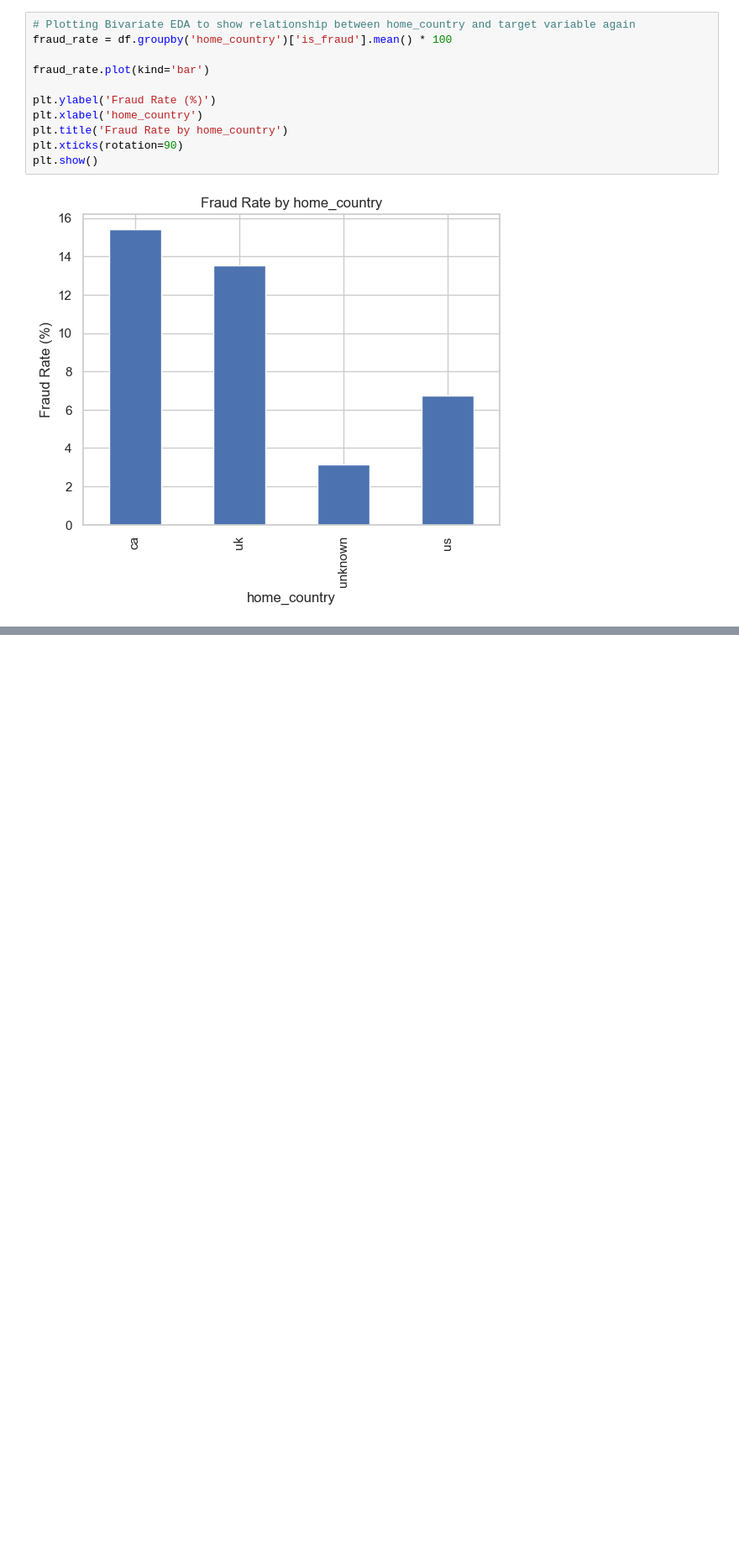
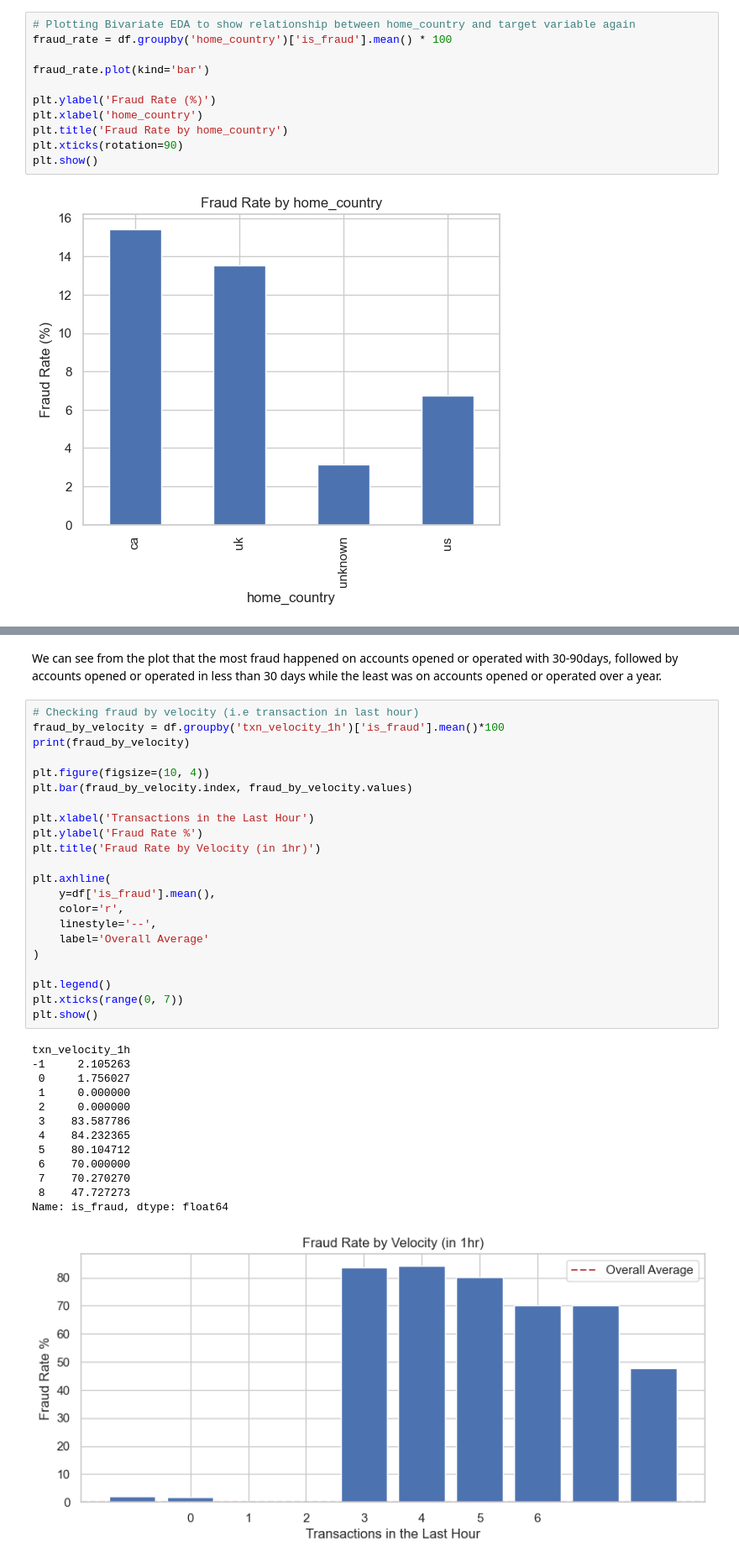
Before and after one commit to UzorNwokeaka/novapay-fraud-detection-project, a Jupyter notebook: notebooks/NovaPay - uzor_nwokeaka.ipynb, the cells around one changed output, grey strips where cells are left out. Shown at 84% size. Cells and saved outputs as stored; diff of their text form; blank space fills up the shorter version.

```diff
--- a/notebooks/NovaPay - uzor_nwokeaka.ipynb
+++ b/notebooks/NovaPay - uzor_nwokeaka.ipynb
@@ -646,0 +804,38 @@ plt.show()
+# %% [markdown]
+We can see from the plot that the most fraud happened on accounts opened or operated with 30-90days, followed by accounts opened or operated in less than 30 days while the least was on accounts opened or operated over a year.
+# %%
+# Checking fraud by velocity (i.e transaction in last hour)
+fraud_by_velocity = df.groupby('txn_velocity_1h')['is_fraud'].mean()*100
+print(fraud_by_velocity)
+
+plt.figure(figsize=(10, 4))
+plt.bar(fraud_by_velocity.index, fraud_by_velocity.values)
+
+plt.xlabel('Transactions in the Last Hour')
+plt.ylabel('Fraud Rate %')
+plt.title('Fraud Rate by Velocity (in 1hr)')
+
+plt.axhline(
+    y=df['is_fraud'].mean(),
+    color='r',
+    linestyle='--',
+    label='Overall Average'
+)
+
+plt.legend()
+plt.xticks(range(0, 7))
+plt.show()
+# %% [output]
+txn_velocity_1h
+-1     2.105263
+ 0     1.756027
+ 1     0.000000
+ 2     0.000000
+ 3    83.587786
+ 4    84.232365
+ 5    80.104712
+ 6    70.000000
+ 7    70.270270
+ 8    47.727273
+Name: is_fraud, dtype: float64
+[figure, added]
```
Also changed, not shown: parts of 23 cells of this notebook.
